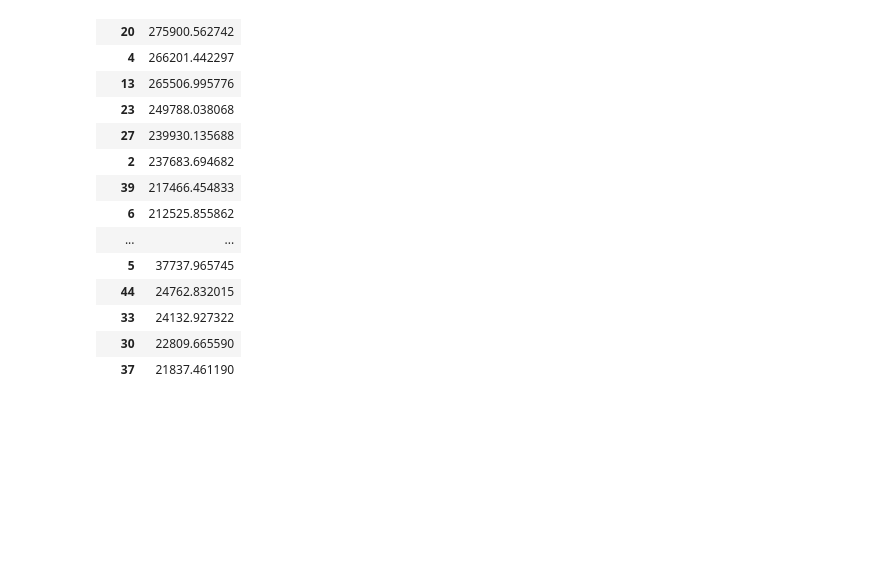
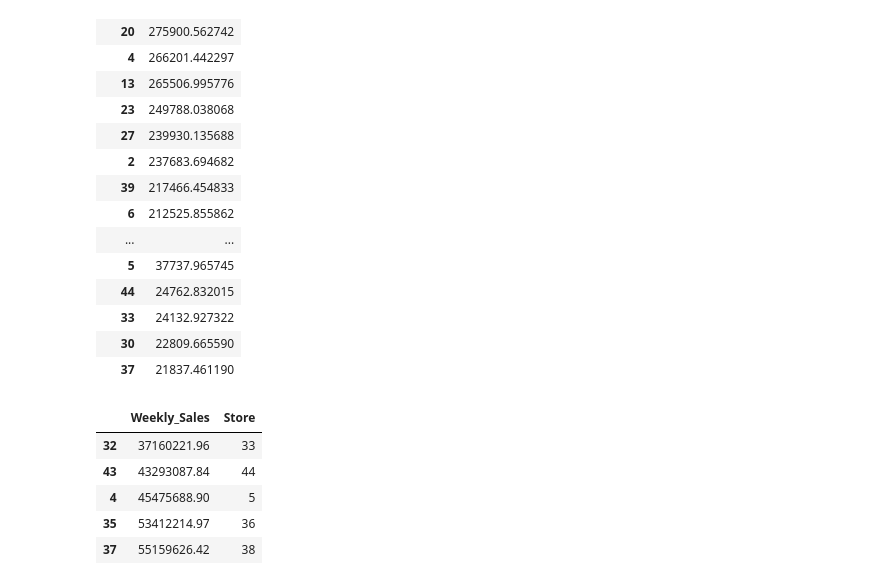
Before and after one commit to Psyclophe/Data-Scientist, a Jupyter notebook: Wal_mart_analysis_forecasting.ipynb, the cells around one changed output. Cells and saved outputs as stored; diff of their text form; code cells hidden in the pictures; blank space fills up the shorter version.

```diff
--- a/Wal_mart_analysis_forecasting.ipynb
+++ b/Wal_mart_analysis_forecasting.ipynb
@@ -217,4 +217,15 @@ Store_order_sort
 | 33 | 24132.927322 |
 | 30 | 22809.665590 |
 | 37 | 21837.461190 |
+# %%
+top5=sort[['Weekly_Sales', 'Store']][-5:]
+top5=top5.sort_values('Weekly_Sales')
+top5
+# %% [output]
+|  | Weekly_Sales | Store |
+| 32 | 37160221.96 | 33 |
+| 43 | 43293087.84 | 44 |
+| 4 | 45475688.90 | 5 |
+| 35 | 53412214.97 | 36 |
+| 37 | 55159626.42 | 38 |
 # %%
```
Also changed, not shown: parts of 10 cells of this notebook.
